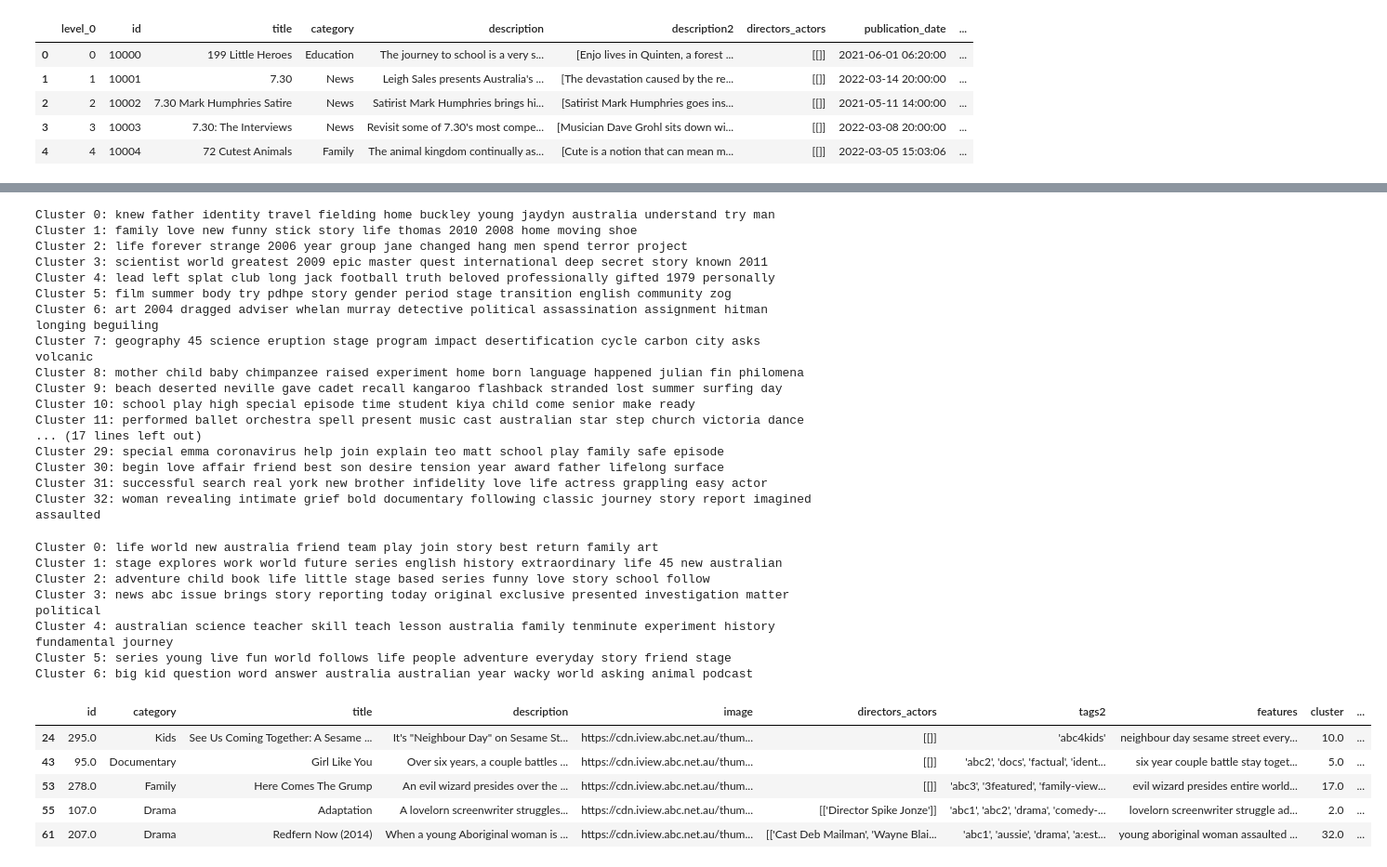
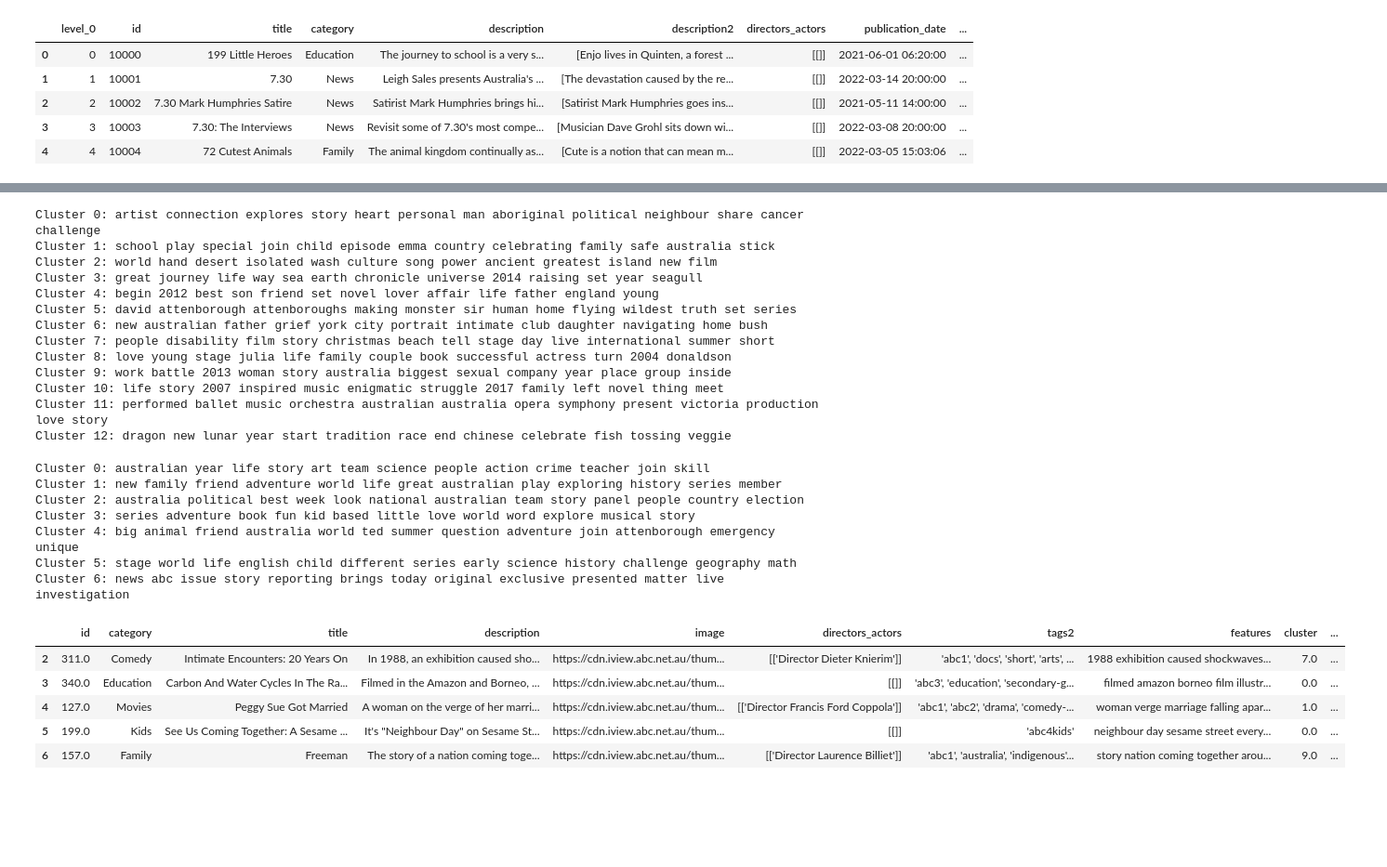
Before and after one commit to zoneout215/RS_assignment, a Jupyter notebook: content_based.ipynb, the cells around one changed output, grey strips where cells are left out. Shown at 93% size. Cells and saved outputs as stored; diff of their text form; code cells hidden in the pictures; blank space fills up the shorter version.

```diff
--- a/content_based.ipynb
+++ b/content_based.ipynb
@@ -24,11 +24,12 @@ nltk.download('averaged_perceptron_tagger')
 True
 # %%
 #read the pkl file for movies
-df = pd.read_pickle('./ABC/full_movies.pkl')
+df = pd.read_pickle('./data/full_movies.pkl')
 #read the pkl file for shows
-df_2 = pd.read_pickle('./ABC/full_shows.pkl')
+df_2 = pd.read_pickle('./data/full_shows.pkl')
 # %%
 #read json file activity for movies
-activity_movie = pd.read_json('./movie_activities.json')
-activity_shows = pd.read_json('./show_activities.json')
+# activity_movie = pd.read_json('./movie_activities.json')
+# activity_shows = pd.read_json('./show_activities.json')
+activities = pd.read_json('./data/activities.json')
 # %%
@@ -101,6 +113,6 @@ print(kn.knee)
 # %%
 # Cluster the documents using KMeans
-num_clusters = 33
+num_clusters = 13
 km = KMeans(n_clusters=num_clusters)
 km.fit(tfidf)
 
@@ -202,23 +179,19 @@ for i in range(num_clusters):
         print(' %s' % terms[ind], end='')
     print()
 # %% [output]
-Cluster 0: knew father identity travel fielding home buckley young jaydyn australia understand try man
-Cluster 1: family love new funny stick story life thomas 2010 2008 home moving shoe
-Cluster 2: life forever strange 2006 year group jane changed hang men spend terror project
-Cluster 3: scientist world greatest 2009 epic master quest international deep secret story known 2011
-Cluster 4: lead left splat club long jack football truth beloved professionally gifted 1979 personally
-Cluster 5: film summer body try pdhpe story gender period stage transition english community zog
-Cluster 6: art 2004 dragged adviser whelan murray detective political assassination assignment hitman longing beguiling
-Cluster 7: geography 45 science eruption stage program impact desertification cycle carbon city asks volcanic
-Cluster 8: mother child baby chimpanzee raised experiment home born language happened julian fin philomena
-Cluster 9: beach deserted neville gave cadet recall kangaroo flashback stranded lost summer surfing day
-Cluster 10: school play high special episode time student kiya child come senior make ready
-Cluster 11: performed ballet orchestra spell present music cast australian star step church victoria dance
-... (17 lines left out)
-Cluster 29: special emma coronavirus help join explain teo matt school play family safe episode
-Cluster 30: begin love affair friend best son desire tension year award father lifelong surface
-Cluster 31: successful search real york new brother infidelity love life actress grappling easy actor
-Cluster 32: woman revealing intimate grief bold documentary following classic journey story report imagined assaulted
+Cluster 0: artist connection explores story heart personal man aboriginal political neighbour share cancer challenge
+Cluster 1: school play special join child episode emma country celebrating family safe australia stick
+Cluster 2: world hand desert isolated wash culture song power ancient greatest island new film
+Cluster 3: great journey life way sea earth chronicle universe 2014 raising set year seagull
+Cluster 4: begin 2012 best son friend set novel lover affair life father england young
+Cluster 5: david attenborough attenboroughs making monster sir human home flying wildest truth set series
+Cluster 6: new australian father grief york city portrait intimate club daughter navigating home bush
+Cluster 7: people disability film story christmas beach tell stage day live international summer short
+Cluster 8: love young stage julia life family couple book successful actress turn 2004 donaldson
+Cluster 9: work battle 2013 woman story australia biggest sexual company year place group inside
+Cluster 10: life story 2007 inspired music enigmatic struggle 2017 family left novel thing meet
+Cluster 11: performed ballet music orchestra australian australia opera symphony present victoria production love story
+Cluster 12: dragon new lunar year start tradition race end chinese celebrate fish tossing veggie
 # %%
 # Print the top 10 terms for each cluster
 order_centroids_shows = km_shows.cluster_centers_.argsort()[:, ::-1]
@@ -229,27 +202,27 @@ for i in range(num_clusters_shows):
         print(' %s' % terms_shows[ind], end='')
     print()
 # %% [output]
-Cluster 0: life world new australia friend team play join story best return family art
-Cluster 1: stage explores work world future series english history extraordinary life 45 new australian
-Cluster 2: adventure child book life little stage based series funny love story school follow
-Cluster 3: news abc issue brings story reporting today original exclusive presented investigation matter political
-Cluster 4: australian science teacher skill teach lesson australia family tenminute experiment history fundamental journey
-Cluster 5: series young live fun world follows life people adventure everyday story friend stage
-Cluster 6: big kid question word answer australia australian year wacky world asking animal podcast
+Cluster 0: australian year life story art team science people action crime teacher join skill
+Cluster 1: new family friend adventure world life great australian play exploring history series member
+Cluster 2: australia political best week look national australian team story panel people country election
+Cluster 3: series adventure book fun kid based little love world word explore musical story
+Cluster 4: big animal friend australia world ted summer question adventure join attenborough emergency unique
+Cluster 5: stage world life english child different series early science history challenge geography math
+Cluster 6: news abc issue story reporting brings today original exclusive presented matter live investigation
 # %%
-joined_activity = pd.merge(df, activity_movie, left_on='id', right_on='content_id', how='right')
+joined_activity = pd.merge(df, activities, left_on='id', right_on='content_id', how='right')
 #make from list in tag2 column to string and delete [] in the string
 joined_activity['tags2'] = joined_activity['tags2'].apply(lambda x: str(x).replace('[', '').replace(']', ''))
 #drop NaN values in id column
 joined_activity.dropna(subset=['id'], inplace=True)
 #drop columns that are not needed
 joined_activity.drop(['series', 'episode_name', 'description2', 'publication_date', 'rating', 'season', 'episode', 'episode_title', 'datetime', 'duration_sec', 'tags'], axis=1, inplace=True)
 joined_activity.head()
 # %% [output]
 |  | id | category | title | description | image | directors_actors | tags2 | features | cluster | ... |
-| 24 | 295.0 | Kids | See Us Coming Together: A Sesame ... | It's "Neighbour Day" on Sesame St... | https://cdn.iview.abc.net.au/thum... | [[]] | 'abc4kids' | neighbour day sesame street every... | 10.0 | ... |
-| 43 | 95.0 | Documentary | Girl Like You | Over six years, a couple battles ... | https://cdn.iview.abc.net.au/thum... | [[]] | 'abc2', 'docs', 'factual', 'ident... | six year couple battle stay toget... | 5.0 | ... |
-| 53 | 278.0 | Family | Here Comes The Grump | An evil wizard presides over the ... | https://cdn.iview.abc.net.au/thum... | [[]] | 'abc3', '3featured', 'family-view... | evil wizard presides entire world... | 17.0 | ... |
-| 55 | 107.0 | Drama | Adaptation | A lovelorn screenwriter struggles... | https://cdn.iview.abc.net.au/thum... | [['Director Spike Jonze']] | 'abc1', 'abc2', 'drama', 'comedy-... | lovelorn screenwriter struggle ad... | 2.0 | ... |
-| 61 | 207.0 | Drama | Redfern Now (2014) | When a young Aboriginal woman is ... | https://cdn.iview.abc.net.au/thum... | [['Cast Deb Mailman', 'Wayne Blai... | 'abc1', 'aussie', 'drama', 'a:est... | young aboriginal woman assaulted ... | 32.0 | ... |
+| 2 | 311.0 | Comedy | Intimate Encounters: 20 Years On | In 1988, an exhibition caused sho... | https://cdn.iview.abc.net.au/thum... | [['Director Dieter Knierim']] | 'abc1', 'docs', 'short', 'arts', ... | 1988 exhibition caused shockwaves... | 7.0 | ... |
+| 3 | 340.0 | Education | Carbon And Water Cycles In The Ra... | Filmed in the Amazon and Borneo, ... | https://cdn.iview.abc.net.au/thum... | [[]] | 'abc3', 'education', 'secondary-g... | filmed amazon borneo film illustr... | 0.0 | ... |
+| 4 | 127.0 | Movies | Peggy Sue Got Married | A woman on the verge of her marri... | https://cdn.iview.abc.net.au/thum... | [['Director Francis Ford Coppola']] | 'abc1', 'abc2', 'drama', 'comedy-... | woman verge marriage falling apar... | 1.0 | ... |
+| 5 | 199.0 | Kids | See Us Coming Together: A Sesame ... | It's "Neighbour Day" on Sesame St... | https://cdn.iview.abc.net.au/thum... | [[]] | 'abc4kids' | neighbour day sesame street every... | 0.0 | ... |
+| 6 | 157.0 | Family | Freeman | The story of a nation coming toge... | https://cdn.iview.abc.net.au/thum... | [['Director Laurence Billiet']] | 'abc1', 'australia', 'indigenous'... | story nation coming together arou... | 9.0 | ... |
 # %%
```
Also changed, not shown: parts of 30 cells of this notebook.
